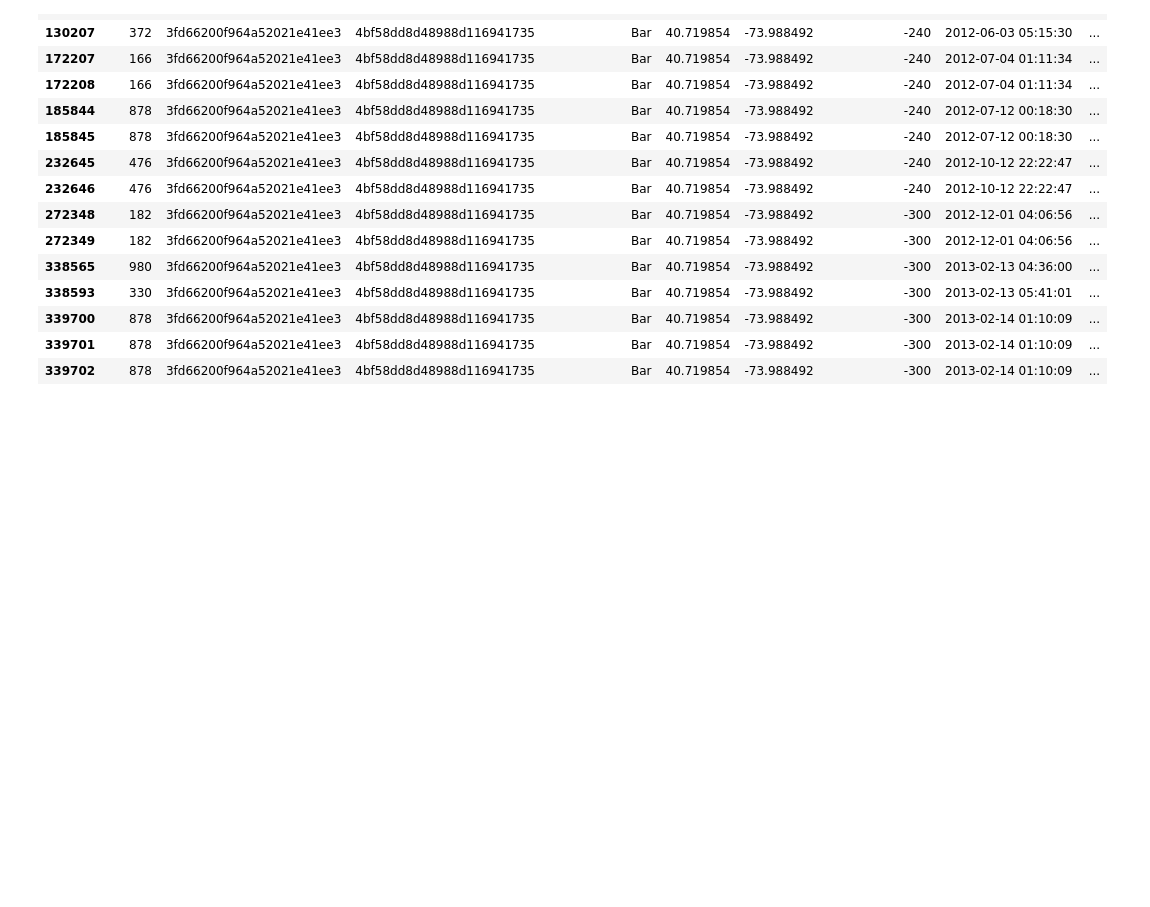
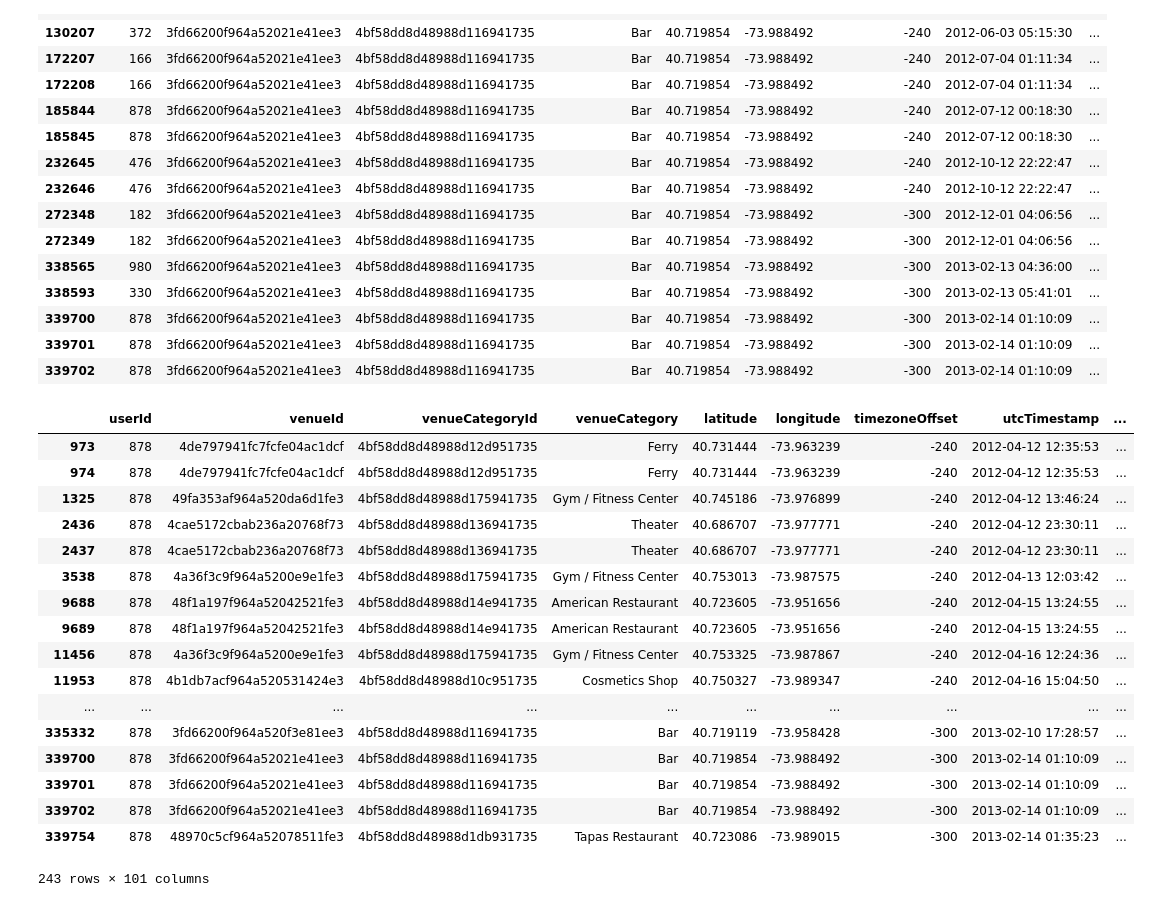
Before and after one commit to franktank/foursquare-climate, a Jupyter notebook: foursquare_climate.ipynb, the cells around one changed output. Saved outputs shown, nothing was run; the diff lists cells and outputs as text; code cells hidden in the pictures; blank space fills up the shorter version.

Commit message:
Checkins from user 878

```diff
--- a/foursquare_climate.ipynb
+++ b/foursquare_climate.ipynb
@@ -58,3 +58,24 @@ foursquare_climate_df[foursquare_climate_df.venueId == '3fd66200f964a52021e41ee3
 | 339702 | 878 | 3fd66200f964a52021e41ee3 | 4bf58dd8d48988d116941735 | Bar | 40.719854 | -73.988492 | -300 | 2013-02-14 01:10:09 | ... |
 # %%
 foursquare_climate_df.to_csv("foursquare_climate.csv", sep='\t')
+# %%
+foursquare_climate_df[foursquare_climate_df.userId == 878]
+# %% [output]
+|  | userId | venueId | venueCategoryId | venueCategory | latitude | longitude | timezoneOffset | utcTimestamp | ... |
+| 973 | 878 | 4de797941fc7fcfe04ac1dcf | 4bf58dd8d48988d12d951735 | Ferry | 40.731444 | -73.963239 | -240 | 2012-04-12 12:35:53 | ... |
+| 974 | 878 | 4de797941fc7fcfe04ac1dcf | 4bf58dd8d48988d12d951735 | Ferry | 40.731444 | -73.963239 | -240 | 2012-04-12 12:35:53 | ... |
+| 1325 | 878 | 49fa353af964a520da6d1fe3 | 4bf58dd8d48988d175941735 | Gym / Fitness Center | 40.745186 | -73.976899 | -240 | 2012-04-12 13:46:24 | ... |
+| 2436 | 878 | 4cae5172cbab236a20768f73 | 4bf58dd8d48988d136941735 | Theater | 40.686707 | -73.977771 | -240 | 2012-04-12 23:30:11 | ... |
+| 2437 | 878 | 4cae5172cbab236a20768f73 | 4bf58dd8d48988d136941735 | Theater | 40.686707 | -73.977771 | -240 | 2012-04-12 23:30:11 | ... |
+| 3538 | 878 | 4a36f3c9f964a5200e9e1fe3 | 4bf58dd8d48988d175941735 | Gym / Fitness Center | 40.753013 | -73.987575 | -240 | 2012-04-13 12:03:42 | ... |
+| 9688 | 878 | 48f1a197f964a52042521fe3 | 4bf58dd8d48988d14e941735 | American Restaurant | 40.723605 | -73.951656 | -240 | 2012-04-15 13:24:55 | ... |
+| 9689 | 878 | 48f1a197f964a52042521fe3 | 4bf58dd8d48988d14e941735 | American Restaurant | 40.723605 | -73.951656 | -240 | 2012-04-15 13:24:55 | ... |
+| 11456 | 878 | 4a36f3c9f964a5200e9e1fe3 | 4bf58dd8d48988d175941735 | Gym / Fitness Center | 40.753325 | -73.987867 | -240 | 2012-04-16 12:24:36 | ... |
+| 11953 | 878 | 4b1db7acf964a520531424e3 | 4bf58dd8d48988d10c951735 | Cosmetics Shop | 40.750327 | -73.989347 | -240 | 2012-04-16 15:04:50 | ... |
+| ... | ... | ... | ... | ... | ... | ... | ... | ... | ... |
+| 335332 | 878 | 3fd66200f964a520f3e81ee3 | 4bf58dd8d48988d116941735 | Bar | 40.719119 | -73.958428 | -300 | 2013-02-10 17:28:57 | ... |
+| 339700 | 878 | 3fd66200f964a52021e41ee3 | 4bf58dd8d48988d116941735 | Bar | 40.719854 | -73.988492 | -300 | 2013-02-14 01:10:09 | ... |
+| 339701 | 878 | 3fd66200f964a52021e41ee3 | 4bf58dd8d48988d116941735 | Bar | 40.719854 | -73.988492 | -300 | 2013-02-14 01:10:09 | ... |
+| 339702 | 878 | 3fd66200f964a52021e41ee3 | 4bf58dd8d48988d116941735 | Bar | 40.719854 | -73.988492 | -300 | 2013-02-14 01:10:09 | ... |
+| 339754 | 878 | 48970c5cf964a52078511fe3 | 4bf58dd8d48988d1db931735 | Tapas Restaurant | 40.723086 | -73.989015 | -300 | 2013-02-14 01:35:23 | ... |
+243 rows × 101 columns
```
